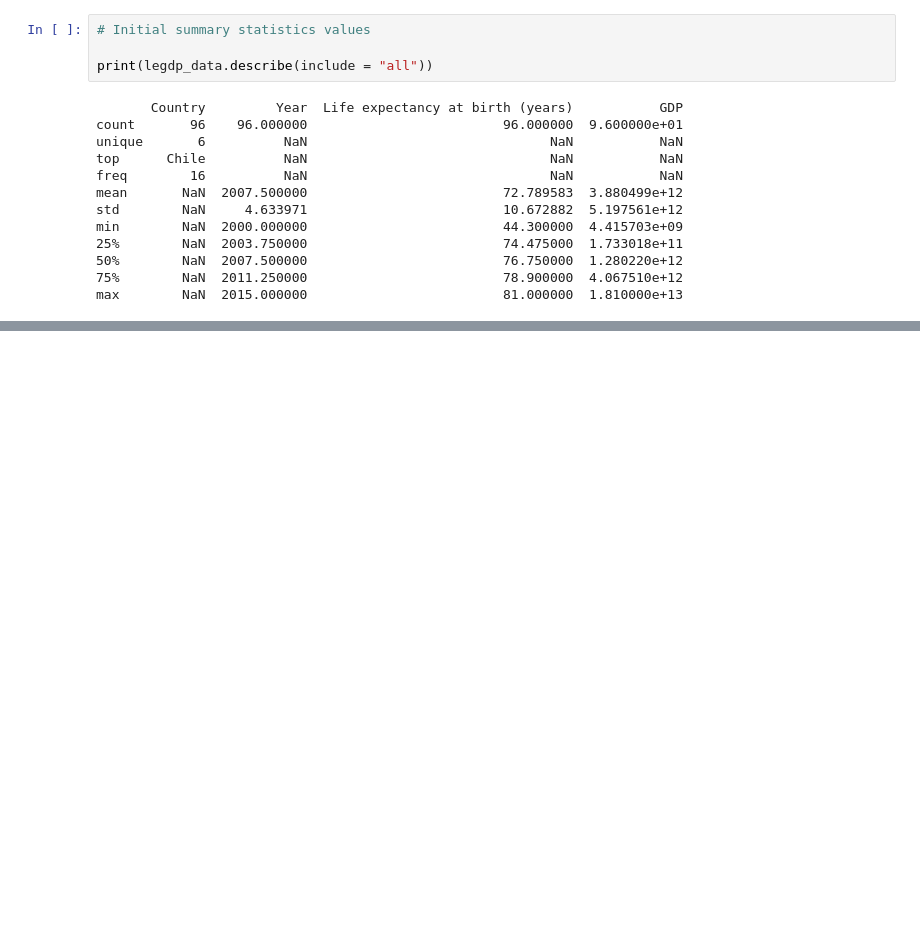
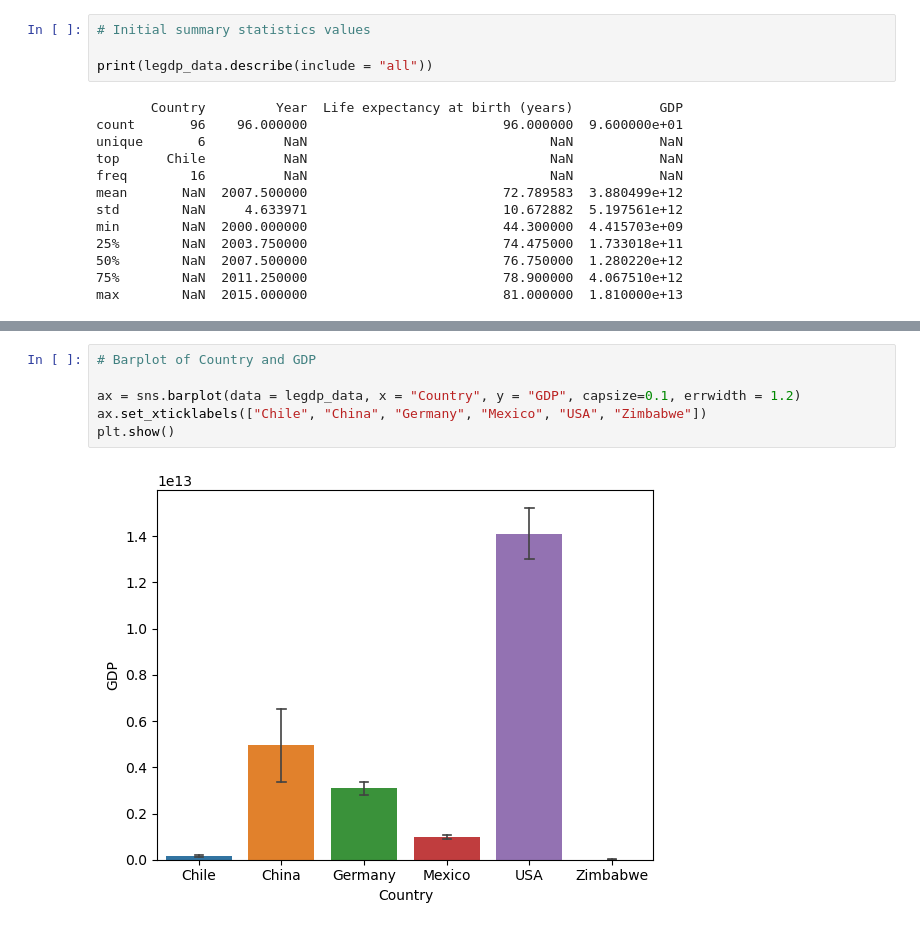
Before and after one commit to Claudio-AhumadaL/Life-Expectancy-and-GDP-Analysis, a Jupyter notebook: life_expectancy_gdp_Claudio-AhumadaL.ipynb, the cells around one changed output, grey strips where cells are left out. Saved outputs shown, nothing was run; the diff lists cells and outputs as text; blank space fills up the shorter version.

Commit message:
Add barplot of Country and GDP
Adjusted y-axis to be displayed using a logarithmic scale for better visualization

```diff
--- a/life_expectancy_gdp_Claudio-AhumadaL.ipynb
+++ b/life_expectancy_gdp_Claudio-AhumadaL.ipynb
@@ -69,3 +68,11 @@ ax.set_xticklabels(["Chile", "China", "Germany", "Mexico", "USA", "Zimbabwe"])
 plt.show()
 # %% [output]
 [figure]
+# %%
+# Barplot of Country and GDP
+
+ax = sns.barplot(data = legdp_data, x = "Country", y = "GDP", capsize=0.1, errwidth = 1.2)
+ax.set_xticklabels(["Chile", "China", "Germany", "Mexico", "USA", "Zimbabwe"])
+plt.show()
+# %% [output]
+[figure, added]
```
Also changed, not shown: parts of 1 cell of this notebook.
